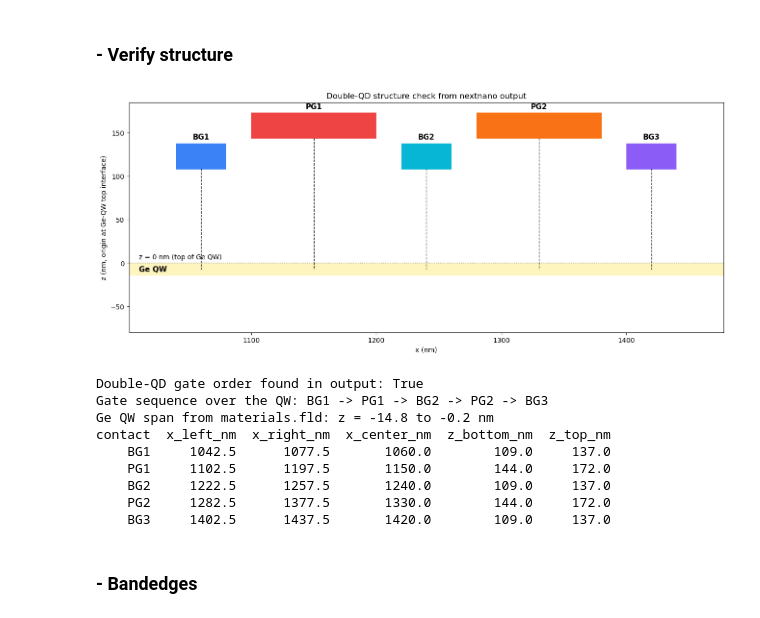
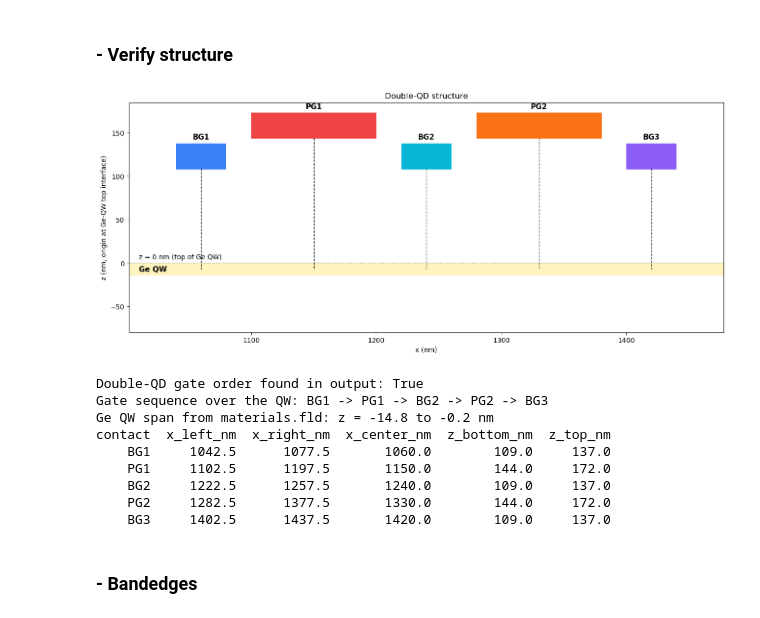
Before and after one commit to robertjovanov/qpu-design-automation-toolkit, a Jupyter notebook: notebooks/experiments/double_qd.ipynb, the cells around one changed output. Drawn from its saved outputs; the diff is of its cells as text; code cells hidden in the pictures.

Commit message:
Added the double QD files

```diff
--- a/notebooks/experiments/double_qd.ipynb
+++ b/notebooks/experiments/double_qd.ipynb
@@ -370,35 +370,35 @@ for row in gate_df.itertuples():
         fontsize=11,
         fontweight="bold",
     )
     ax.plot(
         [row.x_center_nm, row.x_center_nm],
         [row.z_bottom_nm, z_ge_mid],
         "--",
         color="k",
         lw=1,
         alpha=0.8,
     )
 
 ax.axhline(0, color="k", ls=":", lw=1, alpha=0.6)
 ax.text(xlim[0] + 8, 3, "z = 0 nm (top of Ge QW)", ha="left", va="bottom", fontsize=10)
 ax.text(xlim[0] + 8, z_ge_mid, "Ge QW", ha="left", va="center", fontsize=11, fontweight="bold")
 
 ax.set_xlim(*xlim)
 ax.set_ylim(-80, 185)
 ax.set_xlabel("x (nm)")
 ax.set_ylabel("z (nm, origin at Ge-QW top interface)")
-ax.set_title("Double-QD structure check from nextnano output")
+ax.set_title("Double-QD structure")
 ax.set_facecolor("white")
 ax.grid(False)
 
 plt.show()
 
 print(f"Double-QD gate order found in output: {order_ok}")
 print("Gate sequence over the QW:", " -> ".join(gate_df["contact"]))
 print(f"Ge QW span from materials.fld: z = {z_ge_min:.1f} to {z_ge_max:.1f} nm")
 print(gate_df.round(1).to_string(index=False))
 # %% [output]
-[figure, old version]
+[figure, new version]
 Double-QD gate order found in output: True
 Gate sequence over the QW: BG1 -> PG1 -> BG2 -> PG2 -> BG3
 Ge QW span from materials.fld: z = -14.8 to -0.2 nm
```
Also changed, not shown: 2 other files.
